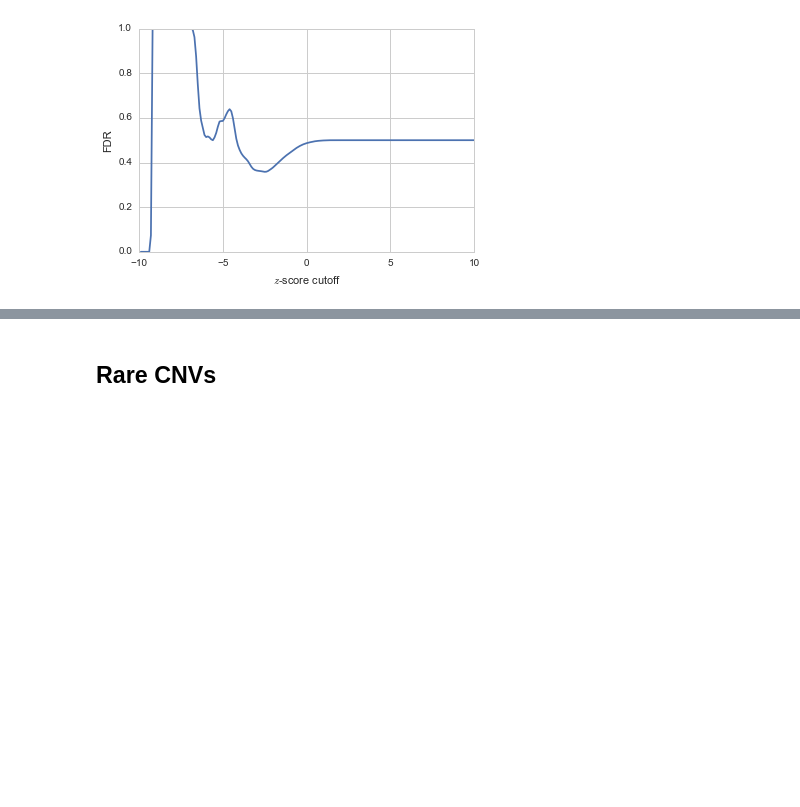
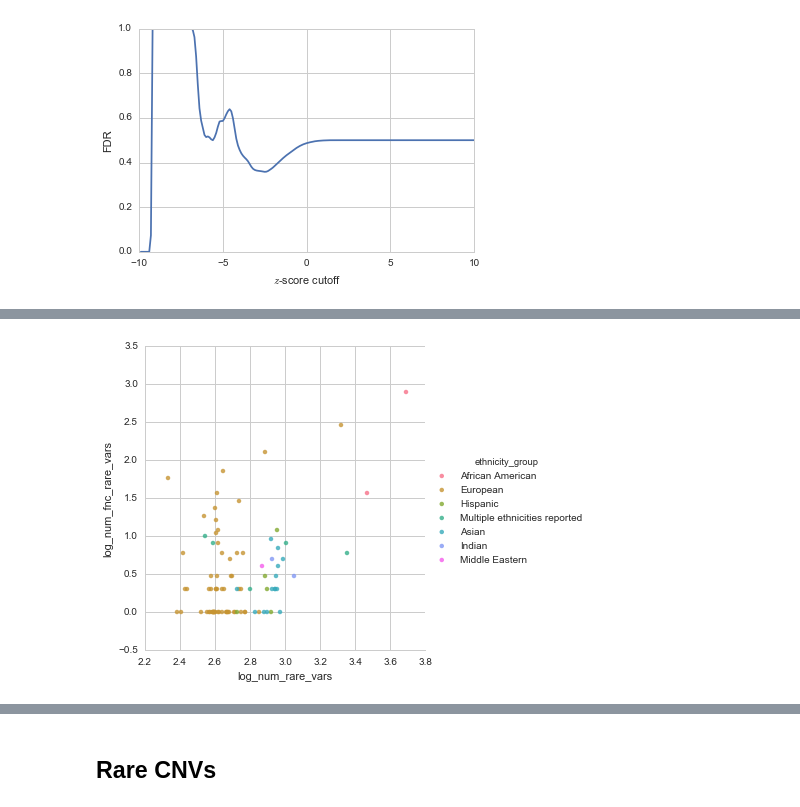
Before and after one commit to frazer-lab/cardips-ipsc-eqtl, a Jupyter notebook: notebooks/Rare Variant Analysis.ipynb, the cells around one changed output, grey strips where cells are left out. Saved outputs shown, nothing was run; the diff lists cells and outputs as text; code cells hidden in the pictures; blank space fills up the shorter version.

```diff
--- a/notebooks/Rare Variant Analysis.ipynb
+++ b/notebooks/Rare Variant Analysis.ipynb
@@ -346,0 +341,5 @@ plt.legend()
+# %%
+sns.lmplot(x='log_num_rare_vars', y='log_num_fnc_rare_vars', data=wgs_info,
+           logx=True, hue='ethnicity_group', fit_reg=False);
+# %% [output]
+[figure, added]
```
Also changed, not shown: parts of 27 cells of this notebook, 4 other files.
